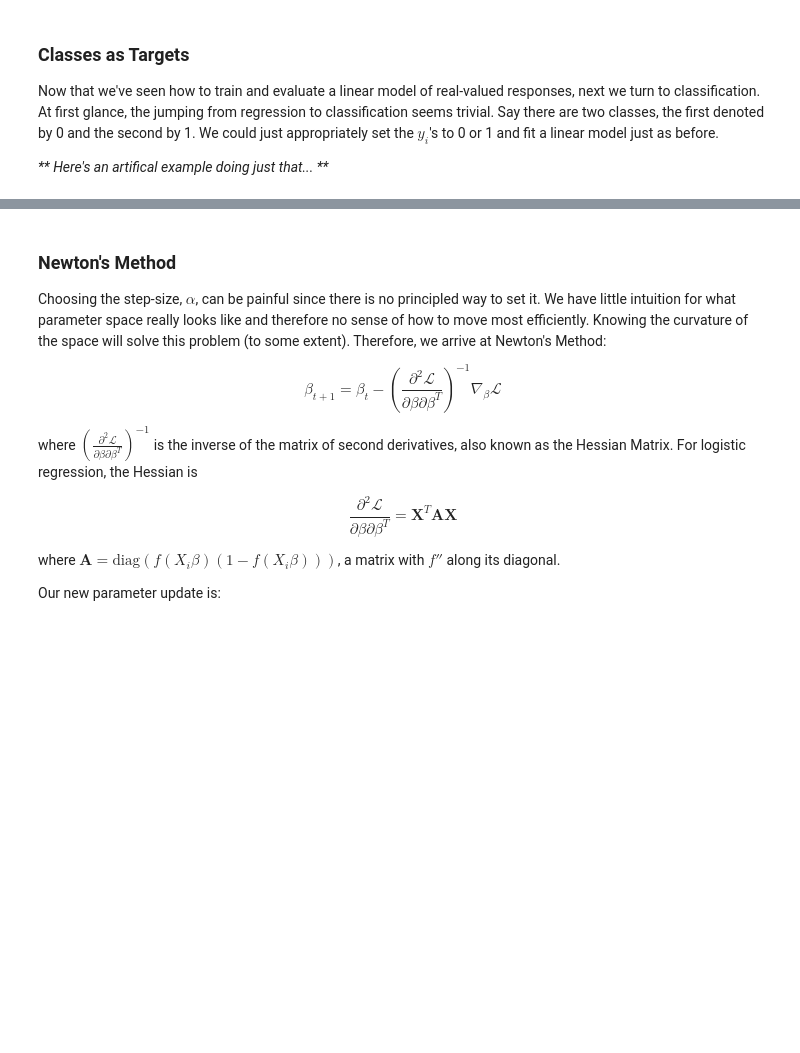
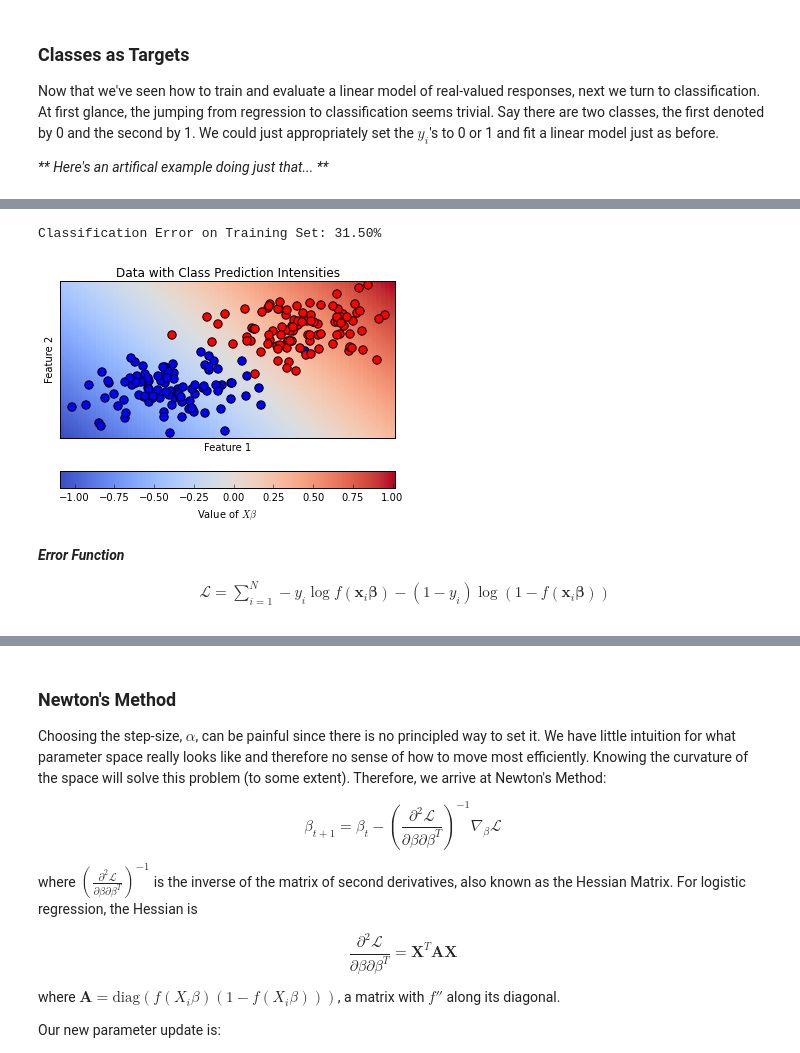
Before and after one commit to UCIDataScienceInitiative/PredictiveModeling_withPython, a Jupyter notebook: Session 3 - Classification.ipynb, the cells around one changed output, grey strips where cells are left out. Drawn from its saved outputs; the diff is of its cells as text; code cells hidden in the pictures; blank space fills up the shorter version.

```diff
--- a/Session 3 - Classification.ipynb
+++ b/Session 3 - Classification.ipynb
@@ -192,0 +142,46 @@ _** Putting it all together in a simple example... **_
+# %%
+# shuffle the data and labels
+def shuffle_in_unison(a, b):
+    rng_state = np.random.get_state()
+    np.random.shuffle(a)
+    np.random.set_state(rng_state)
+    np.random.shuffle(b)
+
+# calculate classification errors
+def calc_classification_error(predictions, class_labels):
+    n = predictions.size
+    num_of_errors = 0.
+    for idx in xrange(n):
+        if (predictions[idx] >= 0.5 and class_labels[idx]==0) or (predictions[idx] < 0.5 and class_labels[idx]==1):
+            num_of_errors += 1
+    return num_of_errors/n
+
+# create artificial data
+N = 200
+D = 2
+mean1 = [-3,-3]
+mean2 = [3,3]
+covariance = [[3.5,1],[1,3.5]]
+# Sample the features from a MVN
+class1_features = np.random.multivariate_normal(mean1,covariance,N/2)
+class2_features = np.random.multivariate_normal(mean2,covariance,N/2)
+features = np.vstack((class1_features, class2_features))
+# Set the class labels
+class1_labels = [0]*(N/2)
+class2_labels = [1]*(N/2)
+class_labels = class1_labels+class2_labels
+shuffle_in_unison(features, class_labels)
+class_labels = np.array(class_labels)[np.newaxis].T
+
+# fit the linear model
+beta = np.dot(np.linalg.inv(np.dot(features.T, features)),np.dot(features.T,class_labels))
+
+# compute error on training data
+predictions = np.dot(features, beta)
+print "Classification Error on Training Set: %.2f%%" %(calc_classification_error(predictions, class_labels) * 100)
+
+# generate the plot
+plot_classification_data(class1_features, class2_features, beta)
+# %% [output]
+Classification Error on Training Set: 31.50%
+[figure, added]
@@ -192,0 +192,6 @@ _** Putting it all together in a simple example... **_
+# %% [markdown]
+_**Error Function**_
+
+\begin{eqnarray*}
+\mathcal{L} = \sum_{i=1}^{N} -y_{i} \log f(\mathbf{x}_{i} \mathbf{\beta} ) - (1-y_{i}) \log (1-f(\mathbf{x}_{i} \mathbf{\beta} ))
+\end{eqnarray*}
```
Also changed, not shown: parts of 17 cells of this notebook, 3 other files.
